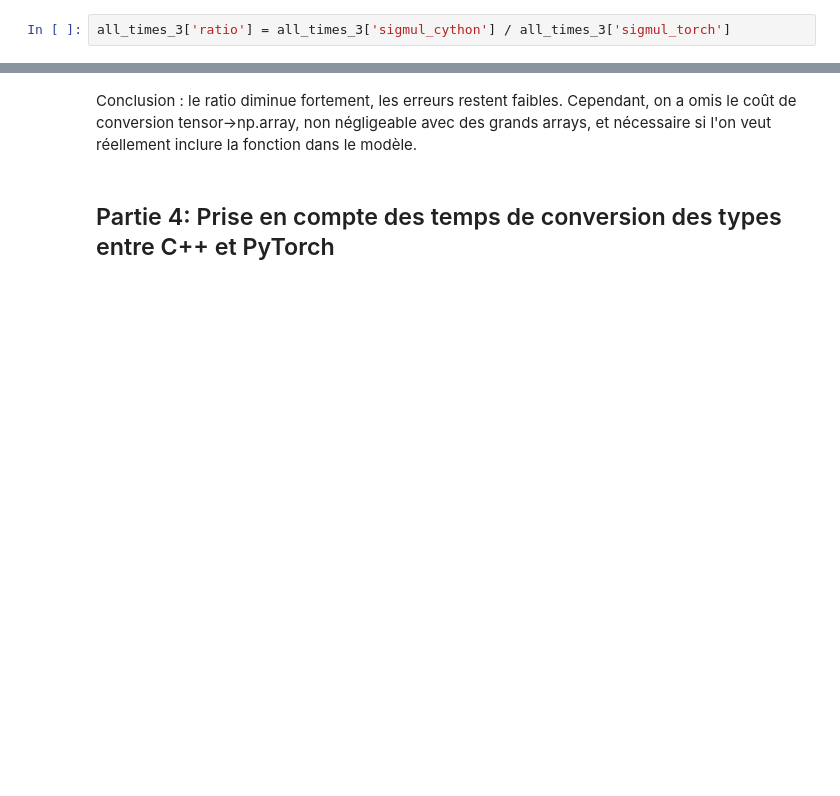
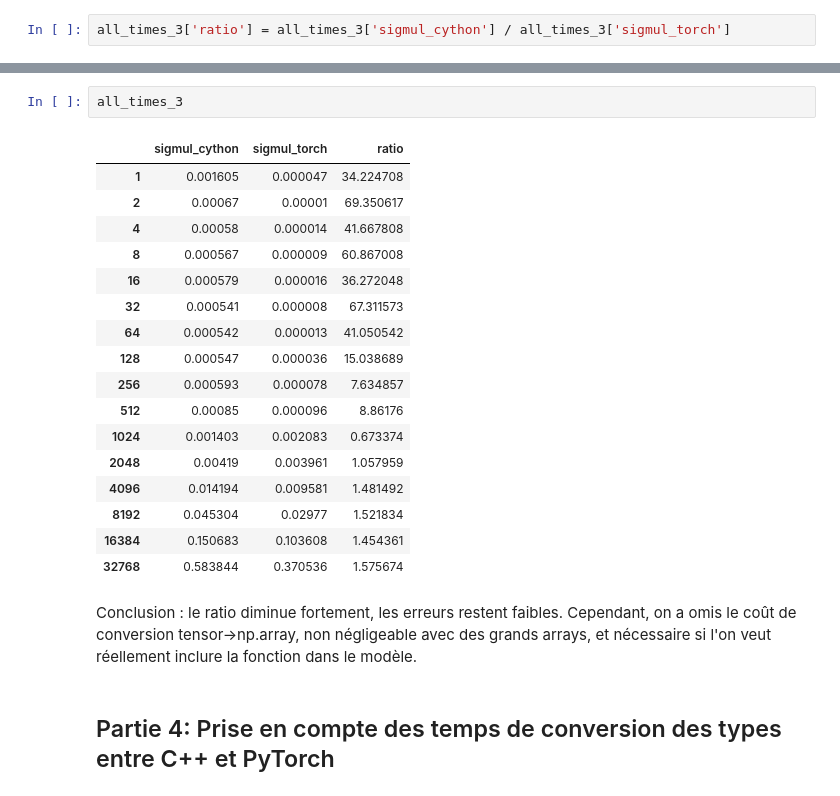
Before and after one commit to matthieu-bricaire/parallel-programming-ensae, a Jupyter notebook: times_comparisons.ipynb, the cells around one changed output, grey strips where cells are left out. Saved outputs shown, nothing was run; the diff lists cells and outputs as text; blank space fills up the shorter version.

```diff
--- a/times_comparisons.ipynb
+++ b/times_comparisons.ipynb
@@ -128,3 +136,23 @@ ax.set_title("Ratios des temps d'exécution")
+# %%
+all_times_3
+# %% [output]
+|  | sigmul_cython | sigmul_torch | ratio |
+| 1 | 0.001605 | 0.000047 | 34.224708 |
+| 2 | 0.00067 | 0.00001 | 69.350617 |
+| 4 | 0.00058 | 0.000014 | 41.667808 |
+| 8 | 0.000567 | 0.000009 | 60.867008 |
+| 16 | 0.000579 | 0.000016 | 36.272048 |
+| 32 | 0.000541 | 0.000008 | 67.311573 |
+| 64 | 0.000542 | 0.000013 | 41.050542 |
+| 128 | 0.000547 | 0.000036 | 15.038689 |
+| 256 | 0.000593 | 0.000078 | 7.634857 |
+| 512 | 0.00085 | 0.000096 | 8.86176 |
+| 1024 | 0.001403 | 0.002083 | 0.673374 |
+| 2048 | 0.00419 | 0.003961 | 1.057959 |
+| 4096 | 0.014194 | 0.009581 | 1.481492 |
+| 8192 | 0.045304 | 0.02977 | 1.521834 |
+| 16384 | 0.150683 | 0.103608 | 1.454361 |
+| 32768 | 0.583844 | 0.370536 | 1.575674 |
 # %% [markdown]
 Conclusion : le ratio diminue fortement, les erreurs restent faibles. Cependant, on a omis le coût de conversion tensor->np.array, non négligeable avec des grands arrays, et nécessaire si l'on veut réellement inclure la fonction dans le modèle.
 # %% [markdown]
```
Also changed, not shown: parts of 4 cells of this notebook, 1 other file.
